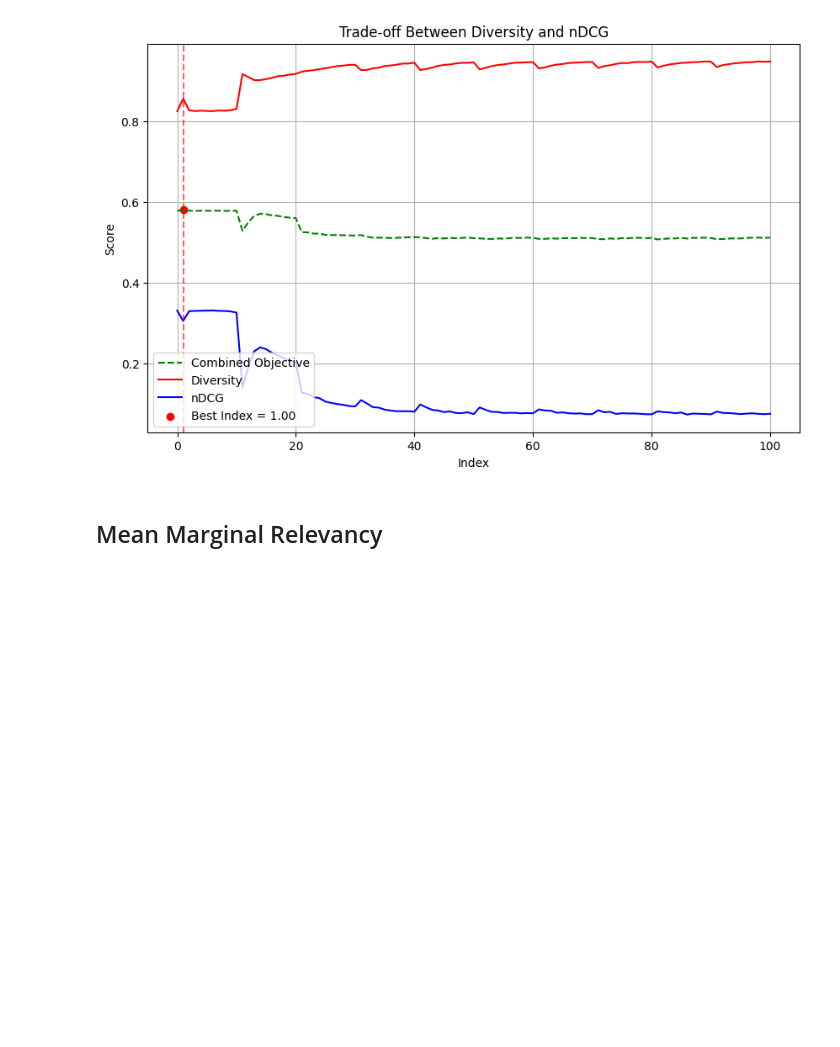
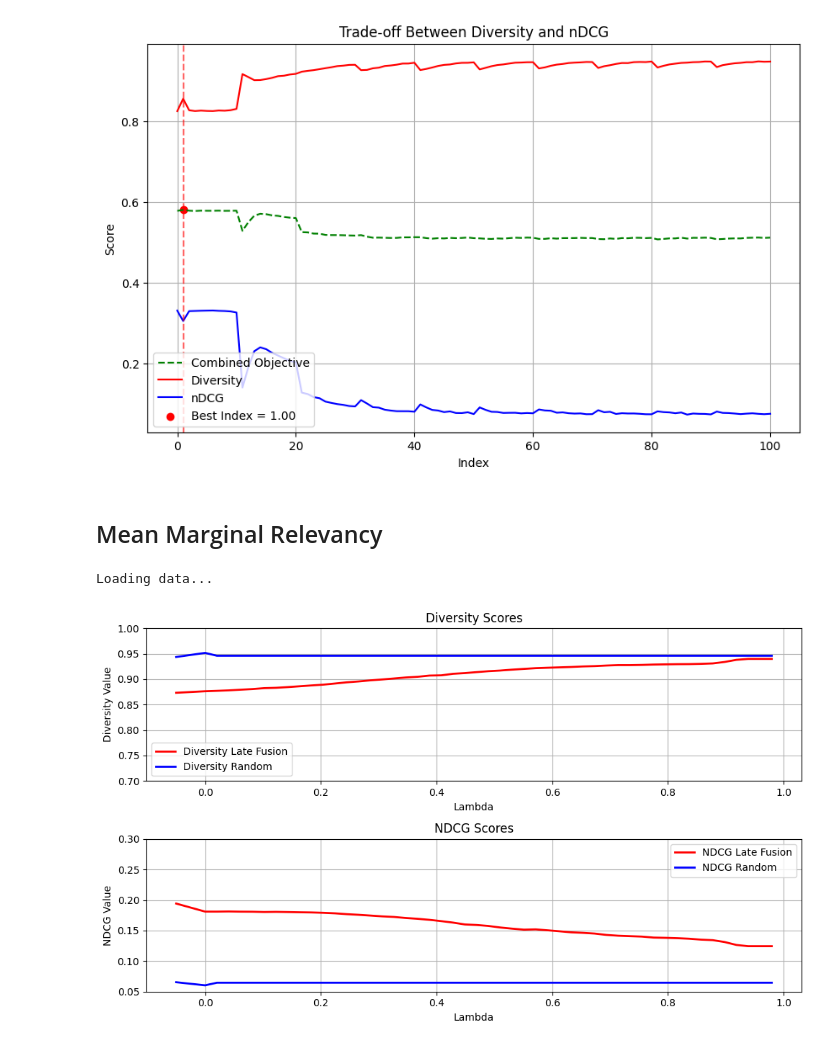
Before and after one commit to justinhangoebl/multimedia-search-and-retrieval, a Jupyter notebook: diversity-vs-ndcg.ipynb, the cells around one changed output. Saved outputs shown, nothing was run; the diff lists cells and outputs as text; code cells hidden in the pictures; blank space fills up the shorter version.

```diff
--- a/diversity-vs-ndcg.ipynb
+++ b/diversity-vs-ndcg.ipynb
@@ -589,7 +584,6 @@ plt.show()
 ## Mean Marginal Relevancy
 # %%
 print("Loading data...")
-late_fusion = np.loadtxt('./predictions/full_late_fusion_matrix.csv', delimiter=",")
 infos = pd.read_csv("dataset/id_information_mmsr.tsv", sep="\t")
 inter_true = np.loadtxt("./predictions/binary_relevancy_matrix_00.csv", delimiter="\t")
 tags = pd.read_csv("./dataset/id_tags_dict.tsv", sep="\t")
@@ -598,6 +592,8 @@ genres = pd.read_csv("./dataset/id_genres_mmsr.tsv", sep="\t")
 topK=10
 n_jobs=4
 lambda_diversity_space = np.linspace(0, 1, 50)
+# %% [output]
+Loading data...
 # %%
 diverse_matrix = np.zeros((lambda_diversity_space.shape[0], late_fusion.shape[0], late_fusion.shape[1]))
 
@@ -642,42 +638,45 @@ for x in tqdm(range(lambda_diversity_space.shape[0]), total=lambda_diversity_spa
     ndcgs_random.append(ndcg_at_k(diverse_matrix_random[x], inter_true, k=10))
 # %%
 # Create subplots: 2 rows, 1 column
-fig, (ax1, ax2) = plt.subplots(2, 1, figsize=(20, 8))  # figsize adjusts the overall plot size
+fig, (ax1, ax2) = plt.subplots(2, 1, figsize=(10, 6))  # figsize adjusts the overall plot size
 y_ticks = np.arange(0.7, 1., 0.05)
 y_ticks_2 = np.arange(0.05, 0.35, 0.05)
 
-x_axis = np.zeros((len(lambda_diversity_space) + 1))
+
+x_axis = np.zeros((49 + 1))
 x_axis[0] = -0.05
-x_axis[1:] = lambda_diversity_space
+x_axis[1:] = lambda_diversity_space[:49]
 
 y_ticks = np.arange(0.7, 1., 0.05)
 y_ticks_2 = np.arange(0.05, 0.35, 0.05)
 
 # Plot div values on the first subplot (ax1)
-ax1.plot(x_axis, divs, label='Diversity Late Fusion', color='red', linewidth=2)
-ax1.plot(x_axis, divs_random, label='Diversity Random', color='blue', linewidth=2)
+ax1.plot(x_axis, divs[:50], label='Diversity Late Fusion', color='red', linewidth=2)
+ax1.plot(x_axis, divs_random[:50], label='Diversity Random', color='blue', linewidth=2)
 ax1.set_xlabel('Lambda')  # Label for the x-axis
 ax1.set_ylabel('Diversity Value')  # Label for the y-axis
 ax1.set_title('Diversity Scores')  # Title for the plot
 ax1.set_yticks(y_ticks)
 ax1.legend()  # Show legend
 ax1.grid(True)  # Show grid
 
 # Plot ndcg values on the second subplot (ax2)
-ax2.plot(x_axis, ndcgs, label='NDCG Late Fusion', color='red', linewidth=2)
-ax2.plot(x_axis, ndcgs_random, label='NDCG Random', color='blue', linewidth=2)
+ax2.plot(x_axis, ndcgs[:50], label='NDCG Late Fusion', color='red', linewidth=2)
+ax2.plot(x_axis, ndcgs_random[:50], label='NDCG Random', color='blue', linewidth=2)
 ax2.set_xlabel('Lambda')  # Label for the x-axis
 ax2.set_ylabel('NDCG Value')  # Label for the y-axis
 ax2.set_title('NDCG Scores')  # Title for the plot
 ax2.legend()  # Show legend
 ax2.set_yticks(y_ticks_2)
 ax2.grid(True)  # Show grid
 
 # Adjust layout for better spacing between plots
 plt.tight_layout()
 
 # Show the plot
 plt.show()
+# %% [output]
+[figure, added]
 # %%
 alpha = 0.5  # Equal weight for diversity and NDCG
 
```
Also changed, not shown: parts of 5 cells of this notebook, 3 other files.
